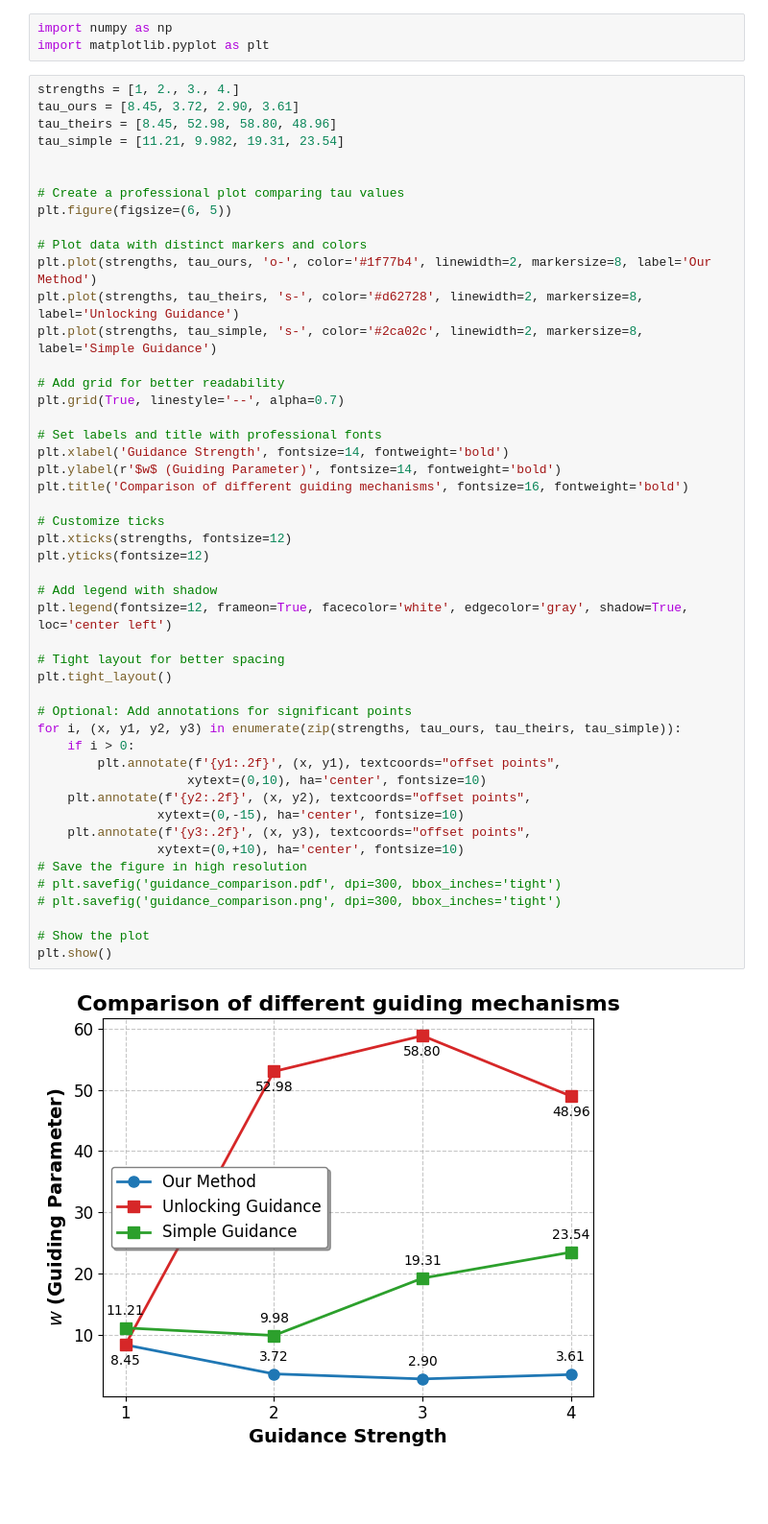
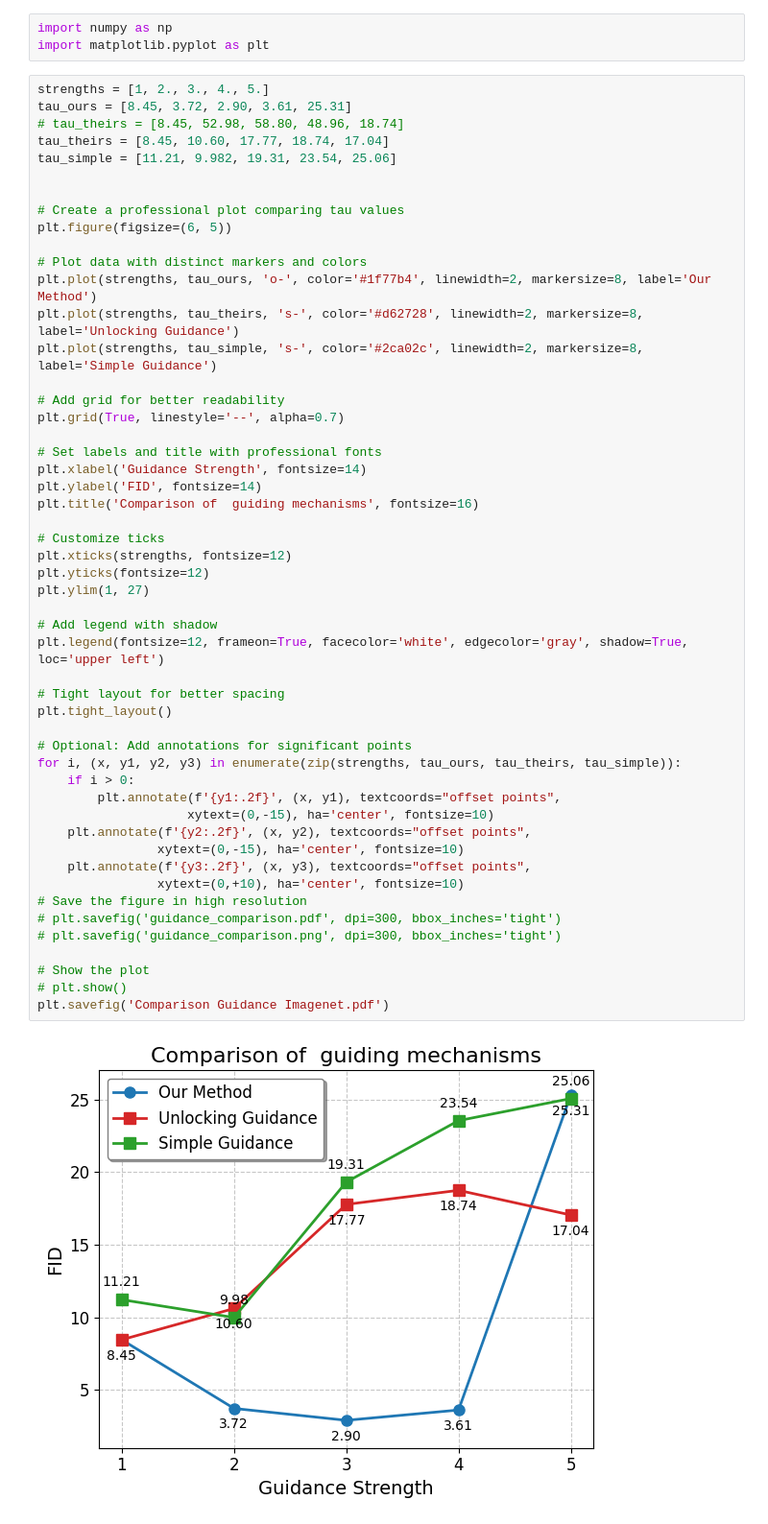
Before and after one commit to KevinRojas1499/Guidance-MaskGIT, a Jupyter notebook: create_plots.ipynb, the cells around one changed output. Shown: that part at 96% size. Drawn from its saved outputs; the diff is of its cells as text; blank space fills up the shorter version.

Commit message:
Implement grid search functionality and add new sampling scripts. Update guidance schedules and modify plotting parameters in create_plots.ipynb for improved visualization.

```diff
--- a/create_plots.ipynb
+++ b/create_plots.ipynb
@@ -2,10 +2,11 @@
 import numpy as np
 import matplotlib.pyplot as plt
 # %%
-strengths = [1, 2., 3., 4.]
-tau_ours = [8.45, 3.72, 2.90, 3.61]
-tau_theirs = [8.45, 52.98, 58.80, 48.96]
-tau_simple = [11.21, 9.982, 19.31, 23.54]
+strengths = [1, 2., 3., 4., 5.]
+tau_ours = [8.45, 3.72, 2.90, 3.61, 25.31]
+# tau_theirs = [8.45, 52.98, 58.80, 48.96, 18.74]
+tau_theirs = [8.45, 10.60, 17.77, 18.74, 17.04]
+tau_simple = [11.21, 9.982, 19.31, 23.54, 25.06]
 
 
 # Create a professional plot comparing tau values
@@ -17,37 +18,39 @@ plt.plot(strengths, tau_theirs, 's-', color='#d62728', linewidth=2, markersize=8
 plt.plot(strengths, tau_simple, 's-', color='#2ca02c', linewidth=2, markersize=8, label='Simple Guidance')
 
 # Add grid for better readability
 plt.grid(True, linestyle='--', alpha=0.7)
 
 # Set labels and title with professional fonts
-plt.xlabel('Guidance Strength', fontsize=14, fontweight='bold')
-plt.ylabel(r'$w$ (Guiding Parameter)', fontsize=14, fontweight='bold')
-plt.title('Comparison of different guiding mechanisms', fontsize=16, fontweight='bold')
+plt.xlabel('Guidance Strength', fontsize=14)
+plt.ylabel('FID', fontsize=14)
+plt.title('Comparison of  guiding mechanisms', fontsize=16)
 
 # Customize ticks
 plt.xticks(strengths, fontsize=12)
 plt.yticks(fontsize=12)
+plt.ylim(1, 27)
 
 # Add legend with shadow
-plt.legend(fontsize=12, frameon=True, facecolor='white', edgecolor='gray', shadow=True, loc='center left')
+plt.legend(fontsize=12, frameon=True, facecolor='white', edgecolor='gray', shadow=True, loc='upper left')
 
 # Tight layout for better spacing
 plt.tight_layout()
 
 # Optional: Add annotations for significant points
 for i, (x, y1, y2, y3) in enumerate(zip(strengths, tau_ours, tau_theirs, tau_simple)):
     if i > 0:
         plt.annotate(f'{y1:.2f}', (x, y1), textcoords="offset points",
-                    xytext=(0,10), ha='center', fontsize=10)
+                    xytext=(0,-15), ha='center', fontsize=10)
     plt.annotate(f'{y2:.2f}', (x, y2), textcoords="offset points",
                 xytext=(0,-15), ha='center', fontsize=10)
     plt.annotate(f'{y3:.2f}', (x, y3), textcoords="offset points",
                 xytext=(0,+10), ha='center', fontsize=10)
 # Save the figure in high resolution
 # plt.savefig('guidance_comparison.pdf', dpi=300, bbox_inches='tight')
 # plt.savefig('guidance_comparison.png', dpi=300, bbox_inches='tight')
 
 # Show the plot
-plt.show()
+# plt.show()
+plt.savefig('Comparison Guidance Imagenet.pdf')
 # %% [output]
-[figure, old version]
+[figure, new version]
```
Also changed, not shown: parts of 1 cell of this notebook, 5 other files.
